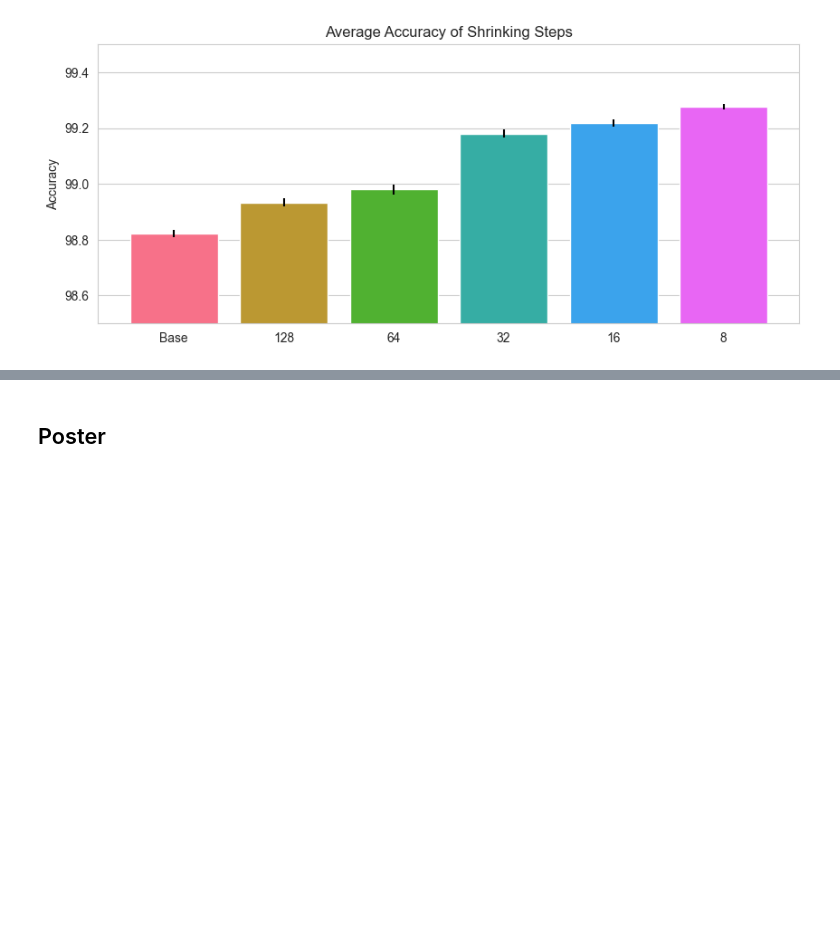
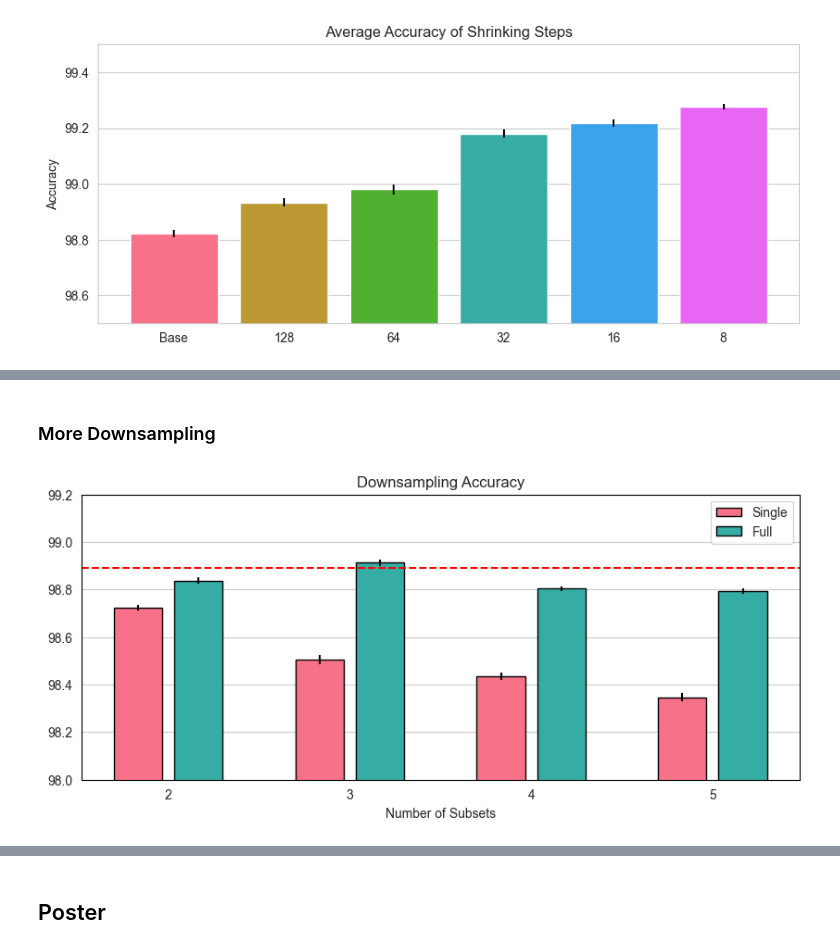
Before and after one commit to Tavonput/ECG-Optimization, a Jupyter notebook: Notebooks/benchmark.ipynb, the cells around one changed output, grey strips where cells are left out. Drawn from its saved outputs; the diff is of its cells as text; code cells hidden in the pictures; blank space fills up the shorter version.

```diff
--- a/Notebooks/benchmark.ipynb
+++ b/Notebooks/benchmark.ipynb
@@ -1181,0 +1198,33 @@ Base    | 98.86 | 98.82 | 0.0141 | ------ | ------
+# %% [markdown]
+### More Downsampling
+# %%
+def add_base_bar(ax: plt.Axes, config: PlotConfig):
+    base_stats = TrainingStats(from_save="../Pretrained/ECG-Raw/Base/Full-Split/Base/1/resnet18_ep100_i128/stats.txt")
+    top, mean, std = compute_top_mean_std(base_stats.running_accuracy, discard=20)
+
+    ax.axhline(top, color="red", linestyle="--")
+
+    set_black_border(ax)
+
+
+num_subsets = [2, 3, 4, 5]
+groups = GroupedValues()
+
+for s in num_subsets:
+    single_set_stats = TrainingStats(from_save=f"../Pretrained/ECG-Raw/Base/Full-Split/Base/{s}/resnet18_ep100_i128/stats.txt")
+    top, mean, std = compute_top_mean_std(single_set_stats.running_accuracy, discard=20)
+    groups.add_to_group(s, top, std)
+
+    full_set_stats = TrainingStats(from_save=f"../Pretrained/ECG-Raw/Base/Full-Split/Single/Sets-{s}/Set-{s-1}/resnet18_ep20_i128/stats.txt")
+    top, mean, std = compute_top_mean_std(full_set_stats.running_accuracy, discard=10)
+    groups.add_to_group(s, top, std)
+
+config = PlotConfig(
+    title   = "Downsampling Accuracy",
+    x_label = "Number of Subsets",
+    y_range = (98, 99.2),
+    legend  = ["Single", "Full"],
+)
+plot_bar_grouped(groups, config, callback=add_base_bar)
+# %% [output]
+[figure, added]
```
Also changed, not shown: parts of 11 cells of this notebook, 27 other files.
